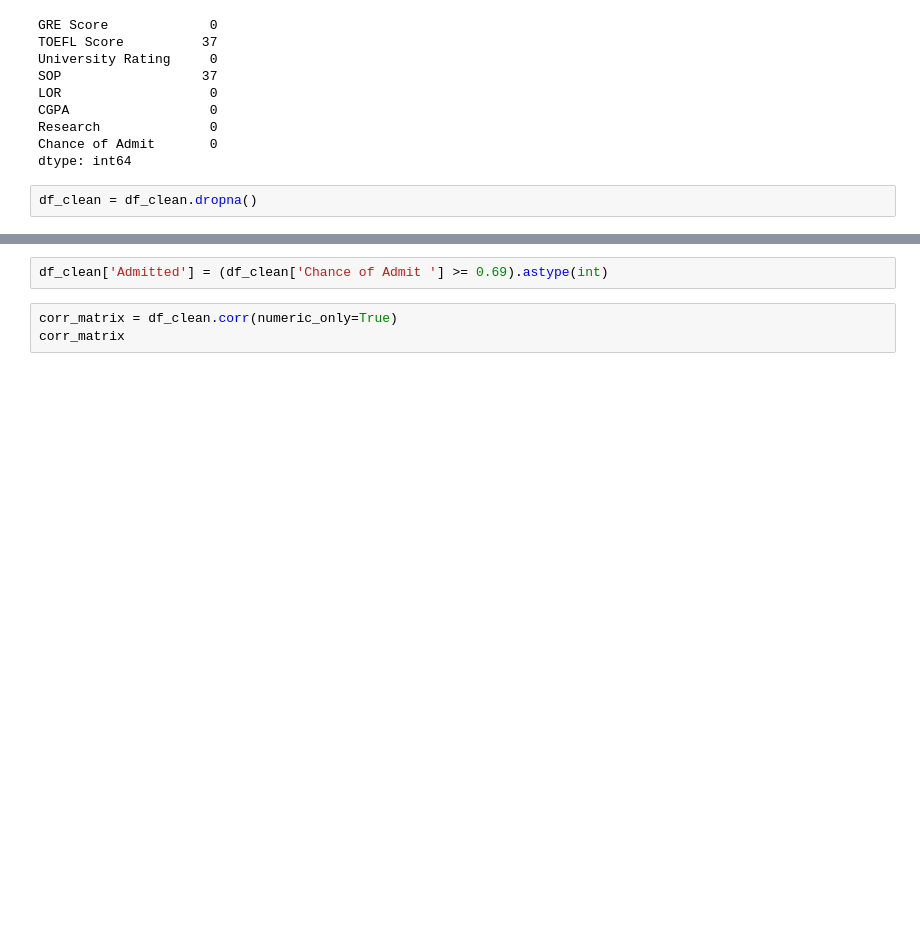
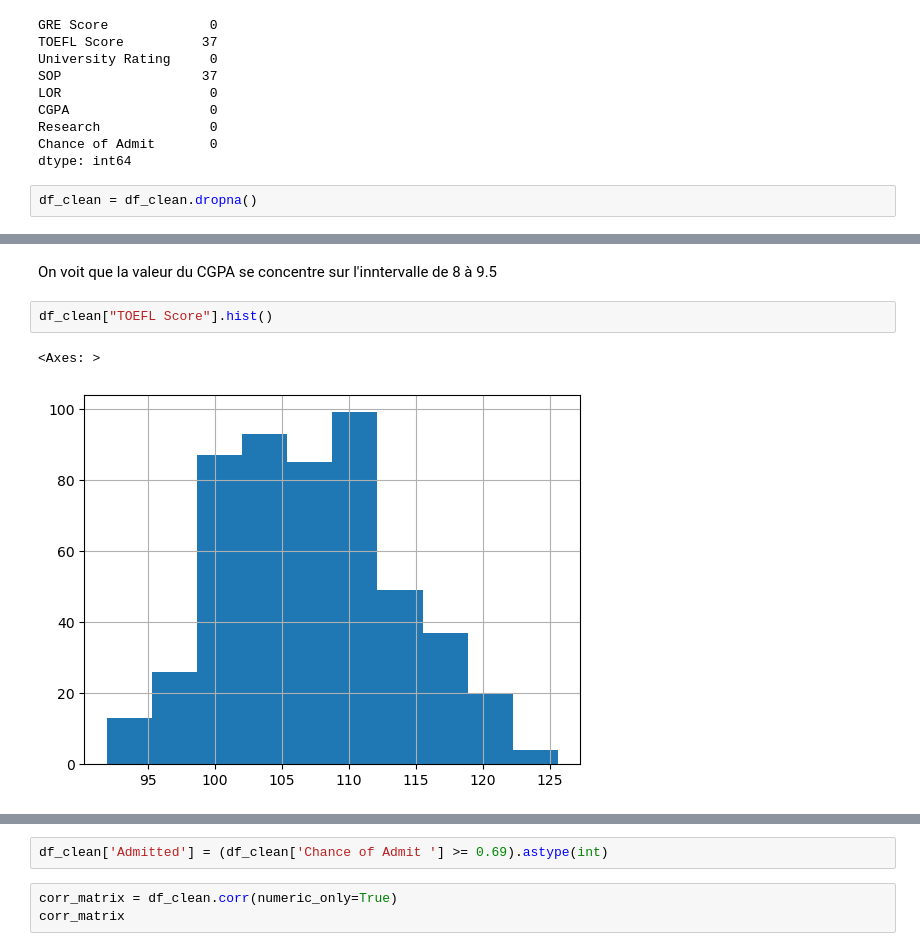
Before and after one commit to rasolonjanahary/Projet-de-fin-de-L2, a Jupyter notebook: APV_V2.ipynb, the cells around one changed output, grey strips where cells are left out. Drawn from its saved outputs; the diff is of its cells as text; blank space fills up the shorter version.

```diff
--- a/APV_V2.ipynb
+++ b/APV_V2.ipynb
@@ -73,0 +94,7 @@ df_clean = df_clean.dropna()
+# %% [markdown]
+On voit que la valeur du CGPA se concentre sur l'inntervalle de 8 à 9.5
+# %%
+df_clean["TOEFL Score"].hist()
+# %% [output]
+<Axes: >
+[figure, added]
```
Also changed, not shown: parts of 26 cells of this notebook, 2 other files.
